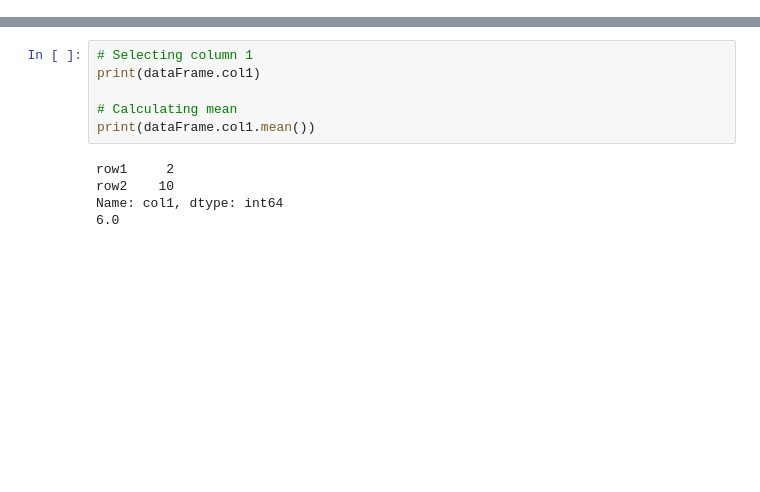
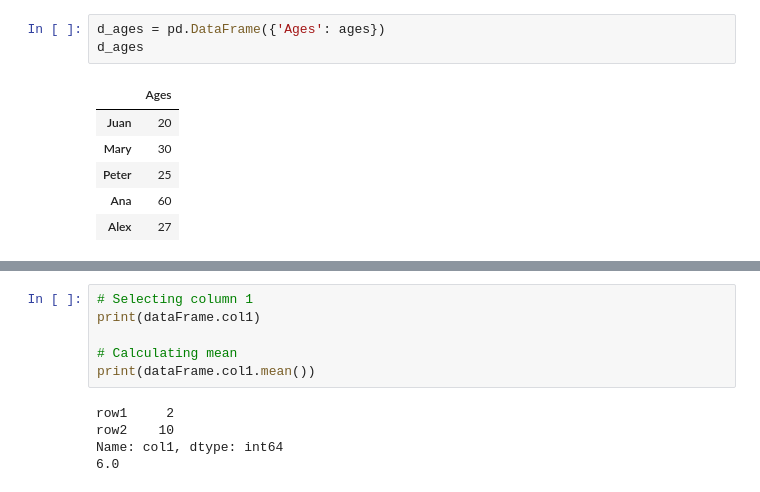
Before and after one commit to alezanper/python-notes, a Jupyter notebook: Pandas/02_DataFrames.ipynb, the cells around one changed output, grey strips where cells are left out. Drawn from its saved outputs; the diff is of its cells as text; blank space fills up the shorter version.

```diff
--- a/Pandas/02_DataFrames.ipynb
+++ b/Pandas/02_DataFrames.ipynb
@@ -0,0 +25,10 @@
+# %%
+d_ages = pd.DataFrame({'Ages': ages})
+d_ages
+# %% [output]
+|  | Ages |
+| Juan | 20 |
+| Mary | 30 |
+| Peter | 25 |
+| Ana | 60 |
+| Alex | 27 |
```
Also changed, not shown: parts of 23 cells of this notebook.
